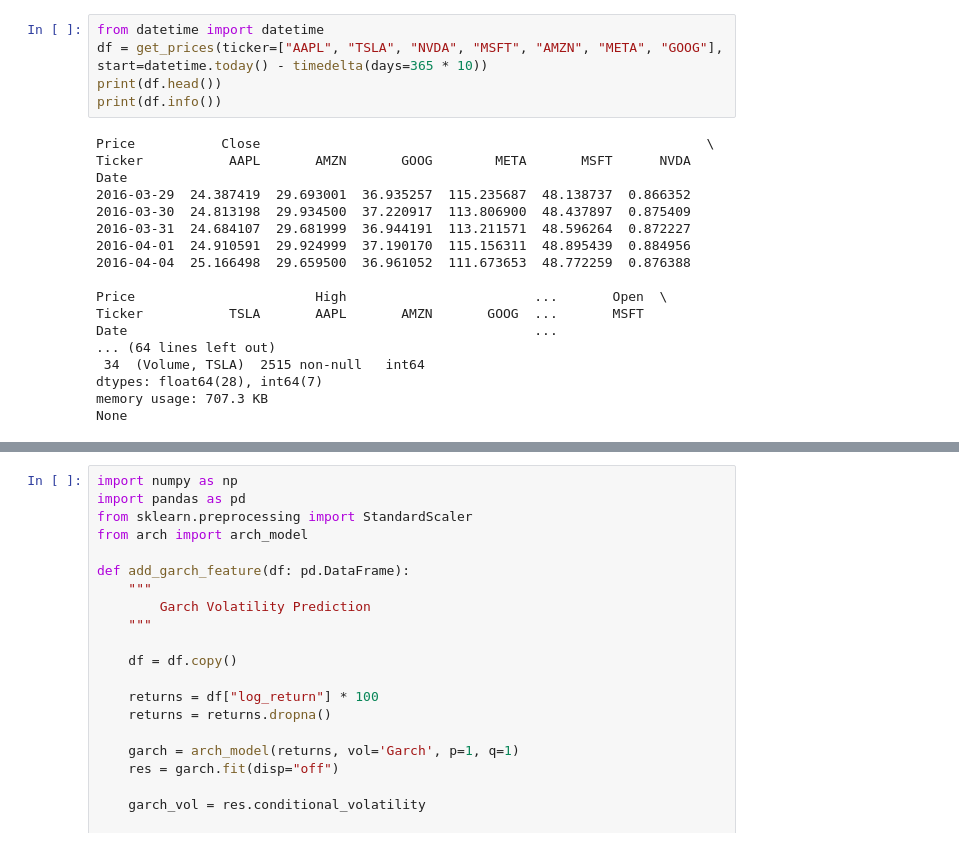
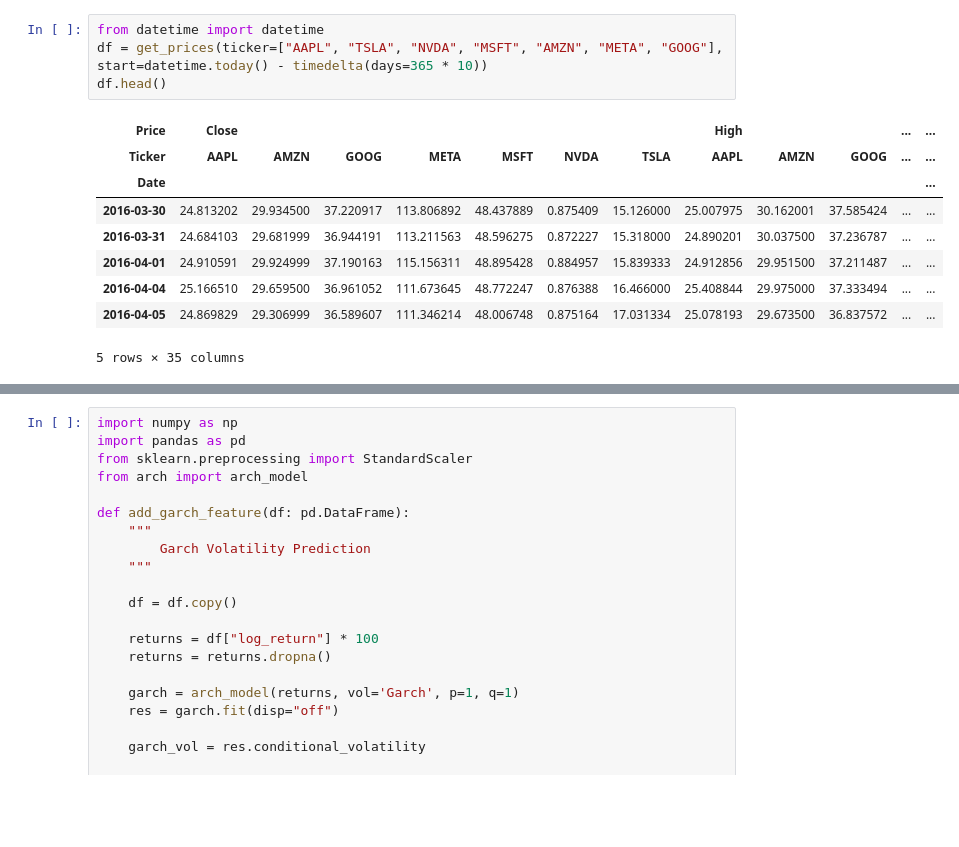
Before and after one commit to arcbhattx/VolatilityEngine, a Jupyter notebook: app/ml/data_processing_test.ipynb, the cells around one changed output, grey strips where cells are left out. Cells and saved outputs as stored; diff of their text form; blank space fills up the shorter version.

```diff
--- a/app/ml/data_processing_test.ipynb
+++ b/app/ml/data_processing_test.ipynb
@@ -94,23 +67,14 @@ def get_prices(
 # %%
 from datetime import datetime
 df = get_prices(ticker=["AAPL", "TSLA", "NVDA", "MSFT", "AMZN", "META", "GOOG"], start=datetime.today() - timedelta(days=365 * 10))
-print(df.head())
-print(df.info())
+df.head()
 # %% [output]
+| Price | Close |  |  |  |  |  |  | High |  |  | ... | ... |
+| Ticker | AAPL | AMZN | GOOG | META | MSFT | NVDA | TSLA | AAPL | AMZN | GOOG | ... | ... |
+| Date |  |  |  |  |  |  |  |  |  |  |  | ... |
+| 2016-03-30 | 24.813202 | 29.934500 | 37.220917 | 113.806892 | 48.437889 | 0.875409 | 15.126000 | 25.007975 | 30.162001 | 37.585424 | ... | ... |
+| 2016-03-31 | 24.684103 | 29.681999 | 36.944191 | 113.211563 | 48.596275 | 0.872227 | 15.318000 | 24.890201 | 30.037500 | 37.236787 | ... | ... |
+| 2016-04-01 | 24.910591 | 29.924999 | 37.190163 | 115.156311 | 48.895428 | 0.884957 | 15.839333 | 24.912856 | 29.951500 | 37.211487 | ... | ... |
+| 2016-04-04 | 25.166510 | 29.659500 | 36.961052 | 111.673645 | 48.772247 | 0.876388 | 16.466000 | 25.408844 | 29.975000 | 37.333494 | ... | ... |
+| 2016-04-05 | 24.869829 | 29.306999 | 36.589607 | 111.346214 | 48.006748 | 0.875164 | 17.031334 | 25.078193 | 29.673500 | 36.837572 | ... | ... |
-Price           Close                                                         \
-Ticker           AAPL       AMZN       GOOG        META       MSFT      NVDA
-Date
-2016-03-29  24.387419  29.693001  36.935257  115.235687  48.138737  0.866352
-2016-03-30  24.813198  29.934500  37.220917  113.806900  48.437897  0.875409
-2016-03-31  24.684107  29.681999  36.944191  113.211571  48.596264  0.872227
-2016-04-01  24.910591  29.924999  37.190170  115.156311  48.895439  0.884956
-2016-04-04  25.166498  29.659500  36.961052  111.673653  48.772259  0.876388
-
-Price                       High                        ...       Open  \
-Ticker           TSLA       AAPL       AMZN       GOOG  ...       MSFT
-Date                                                    ...
-... (64 lines left out)
- 34  (Volume, TSLA)  2515 non-null   int64
-dtypes: float64(28), int64(7)
-memory usage: 707.3 KB
-None
+5 rows × 35 columns
```
Also changed, not shown: parts of 6 cells of this notebook, 7 other files.
